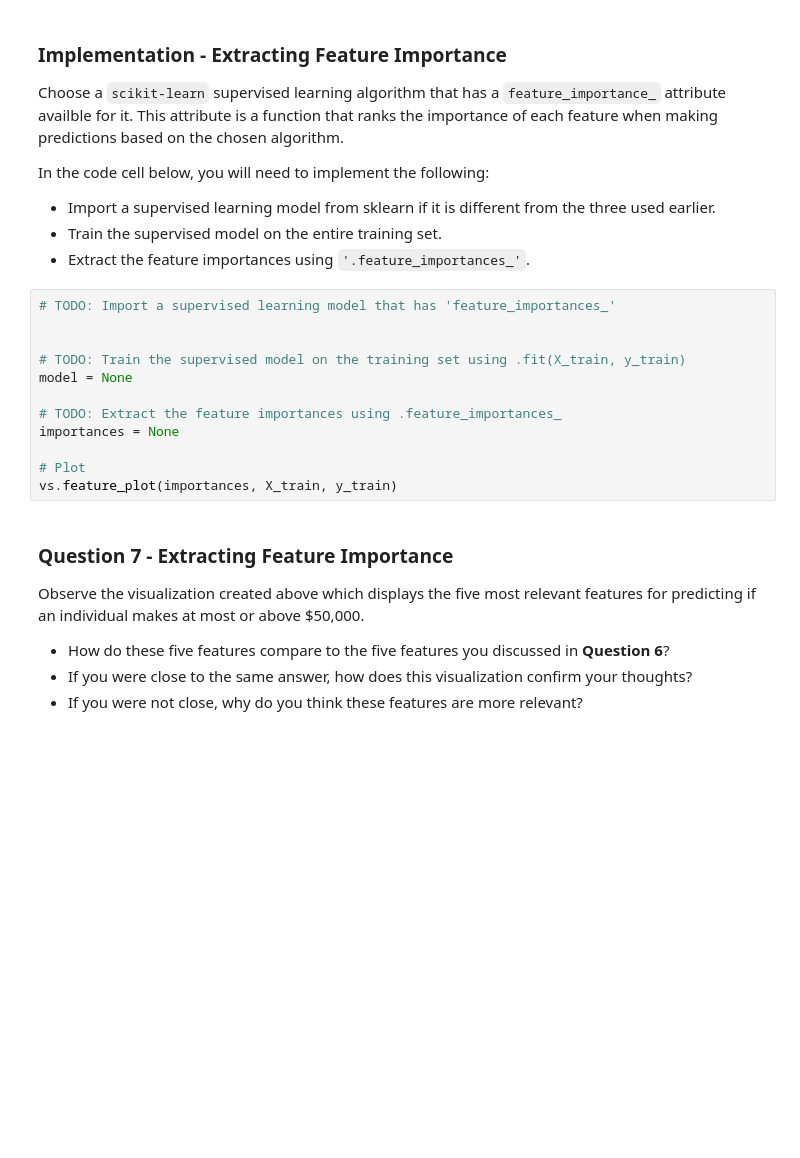
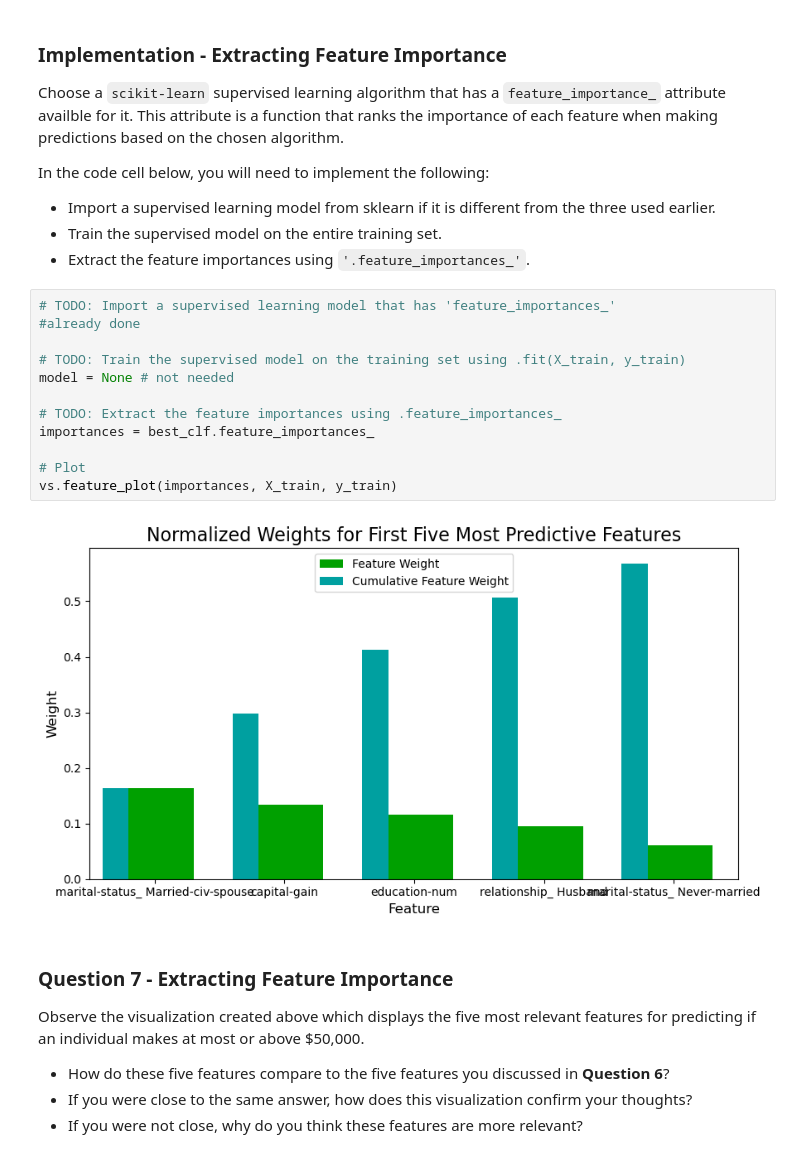
Before and after one commit to charlesbeacham/Udacity_ML_1, a Jupyter notebook: finding_donors.ipynb, the cells around one changed output. Saved outputs shown, nothing was run; the diff lists cells and outputs as text; blank space fills up the shorter version.

Commit message:
initial draft done

```diff
--- a/finding_donors.ipynb
+++ b/finding_donors.ipynb
@@ -561,16 +561,18 @@ In the code cell below, you will need to implement the following:
  - Extract the feature importances using `'.feature_importances_'`.
 # %%
 # TODO: Import a supervised learning model that has 'feature_importances_'
-
+#already done
 
 # TODO: Train the supervised model on the training set using .fit(X_train, y_train)
-model = None
+model = None # not needed
 
 # TODO: Extract the feature importances using .feature_importances_
-importances = None
+importances = best_clf.feature_importances_
 
 # Plot
 vs.feature_plot(importances, X_train, y_train)
+# %% [output]
+[figure, added]
 # %% [markdown]
 ### Question 7 - Extracting Feature Importance
 
```
Also changed, not shown: parts of 11 cells of this notebook.
